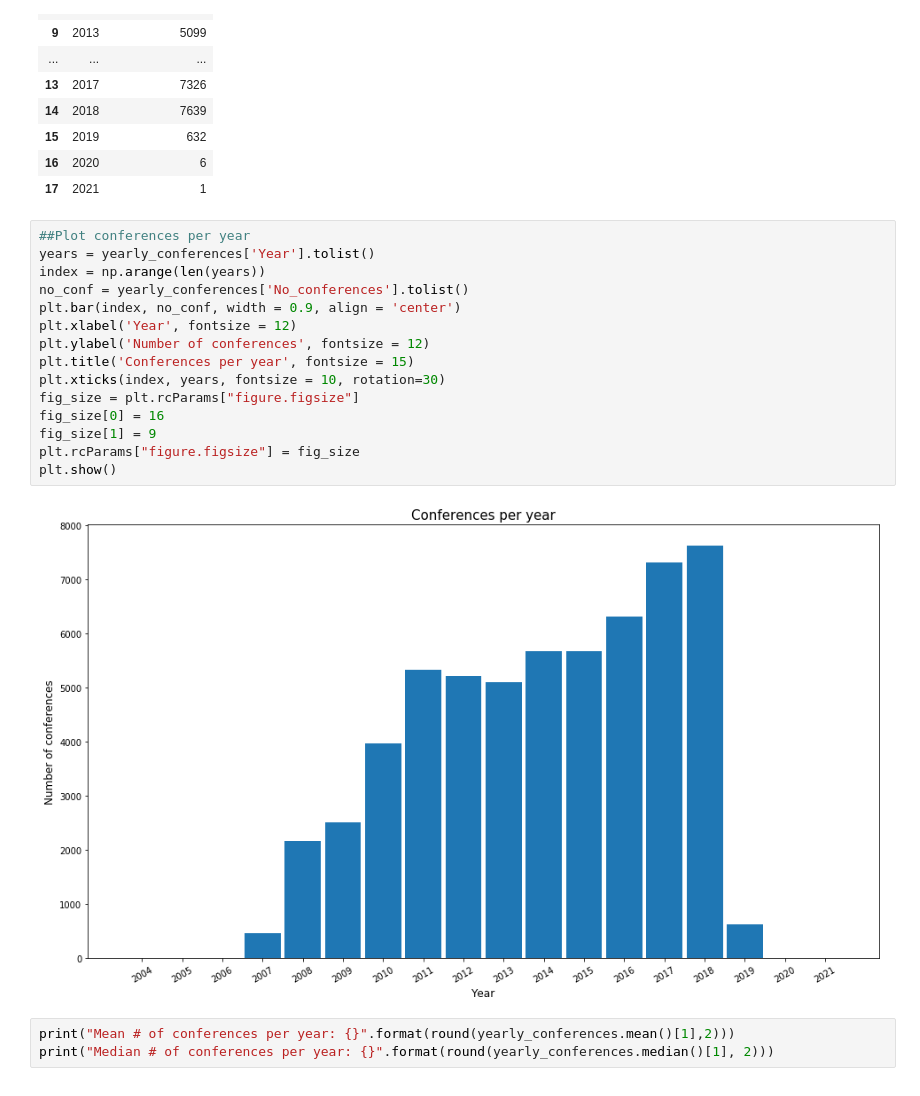
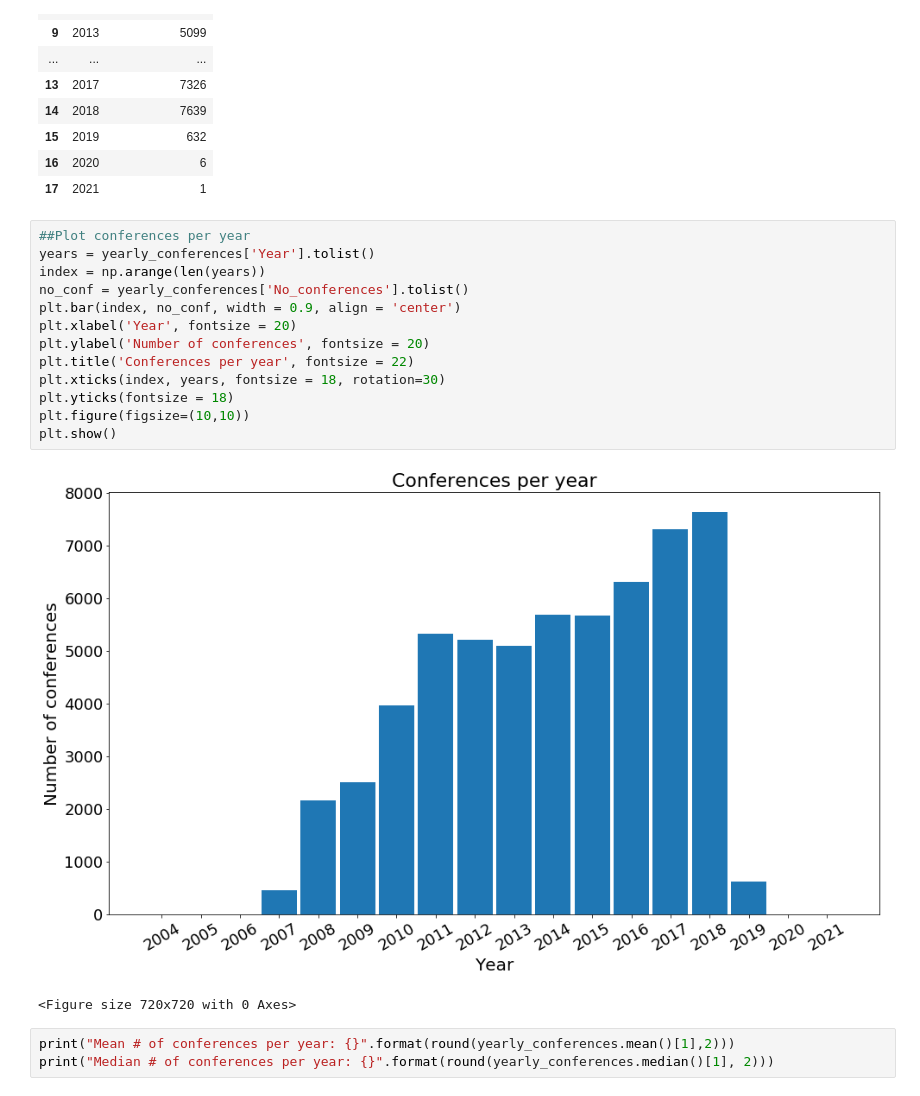
Before and after one commit to philippnaeser/recommender-system, a Jupyter notebook: notebooks/Exploration WikiCFP Conferences.ipynb, the cells around one changed output. Cells and saved outputs as stored; diff of their text form.

```diff
--- a/notebooks/Exploration WikiCFP Conferences.ipynb
+++ b/notebooks/Exploration WikiCFP Conferences.ipynb
@@ -70,20 +70,19 @@ yearly_conferences
 # %%
 ##Plot conferences per year
 years = yearly_conferences['Year'].tolist()
 index = np.arange(len(years))
 no_conf = yearly_conferences['No_conferences'].tolist()
 plt.bar(index, no_conf, width = 0.9, align = 'center')
-plt.xlabel('Year', fontsize = 12)
-plt.ylabel('Number of conferences', fontsize = 12)
-plt.title('Conferences per year', fontsize = 15)
-plt.xticks(index, years, fontsize = 10, rotation=30)
-fig_size = plt.rcParams["figure.figsize"]
-fig_size[0] = 16
-fig_size[1] = 9
-plt.rcParams["figure.figsize"] = fig_size
+plt.xlabel('Year', fontsize = 20)
+plt.ylabel('Number of conferences', fontsize = 20)
+plt.title('Conferences per year', fontsize = 22)
+plt.xticks(index, years, fontsize = 18, rotation=30)
+plt.yticks(fontsize = 18)
+plt.figure(figsize=(10,10))
 plt.show()
 # %% [output]
-[figure, old version]
+[figure, new version]
+<Figure size 720x720 with 0 Axes>
 # %%
 print("Mean # of conferences per year: {}".format(round(yearly_conferences.mean()[1],2)))
 print("Median # of conferences per year: {}".format(round(yearly_conferences.median()[1], 2)))
```
Also changed, not shown: 1 other file.
